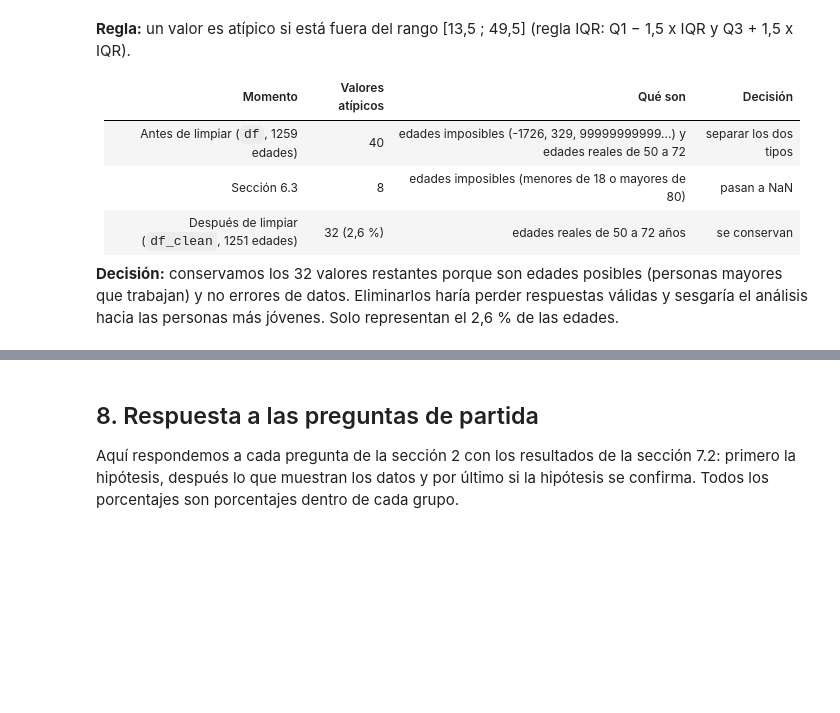
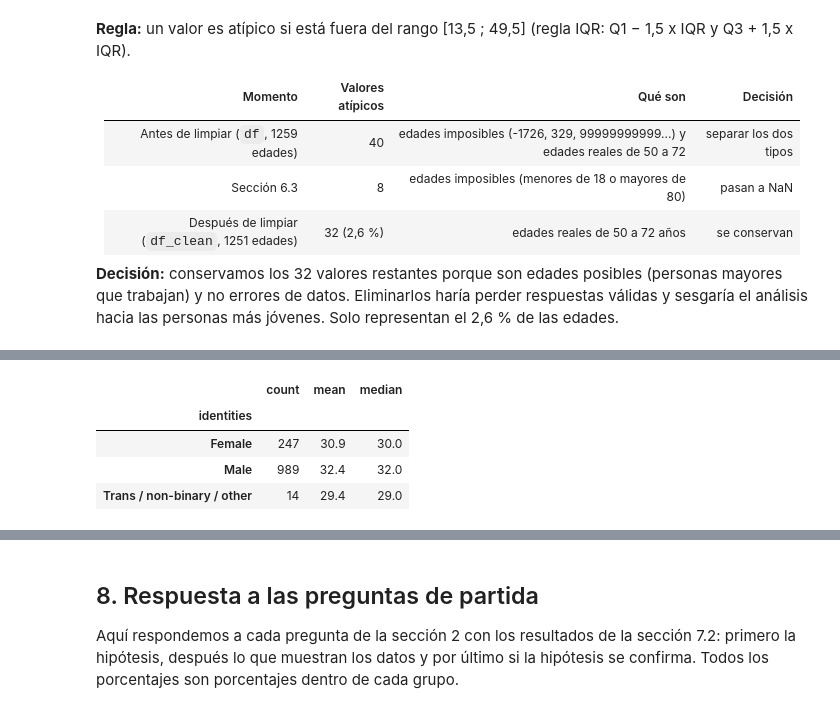
Before and after one commit to IA-P1-BCN/ai_project_EDA-charlotte_doulcet, a Jupyter notebook: eda.ipynb, the cells around one changed output, grey strips where cells are left out. Cells and saved outputs as stored; diff of their text form; code cells hidden in the pictures; blank space fills up the shorter version.

```diff
--- a/eda.ipynb
+++ b/eda.ipynb
@@ -1245,0 +1290,8 @@ Name: Age, dtype: float64
+# %%
+df_clean.groupby("identities")["Age"].agg(["count", "mean", "median"]).round(1)
+# %% [output]
+|  | count | mean | median |
+| identities |  |  |  |
+| Female | 247 | 30.9 | 30.0 |
+| Male | 989 | 32.4 | 32.0 |
+| Trans / non-binary / other | 14 | 29.4 | 29.0 |
```
Also changed, not shown: parts of 16 cells of this notebook, 1 other file.
